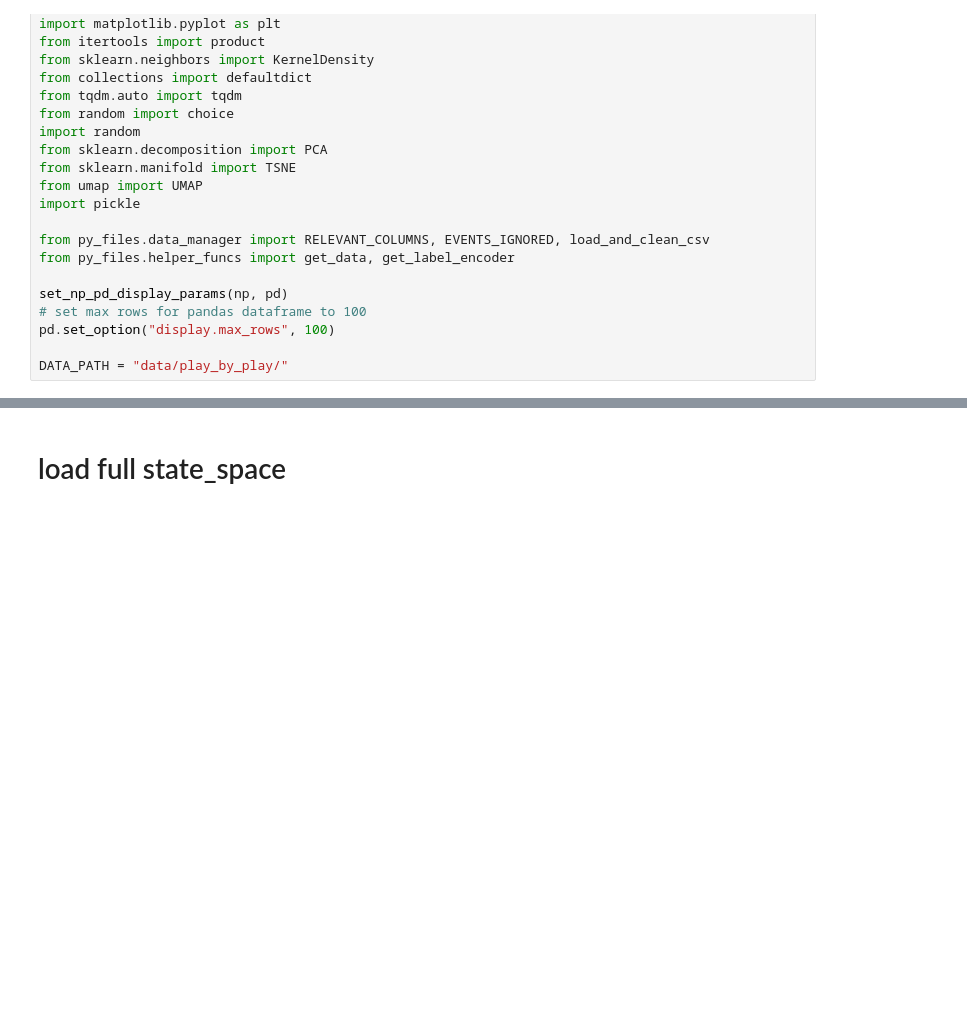
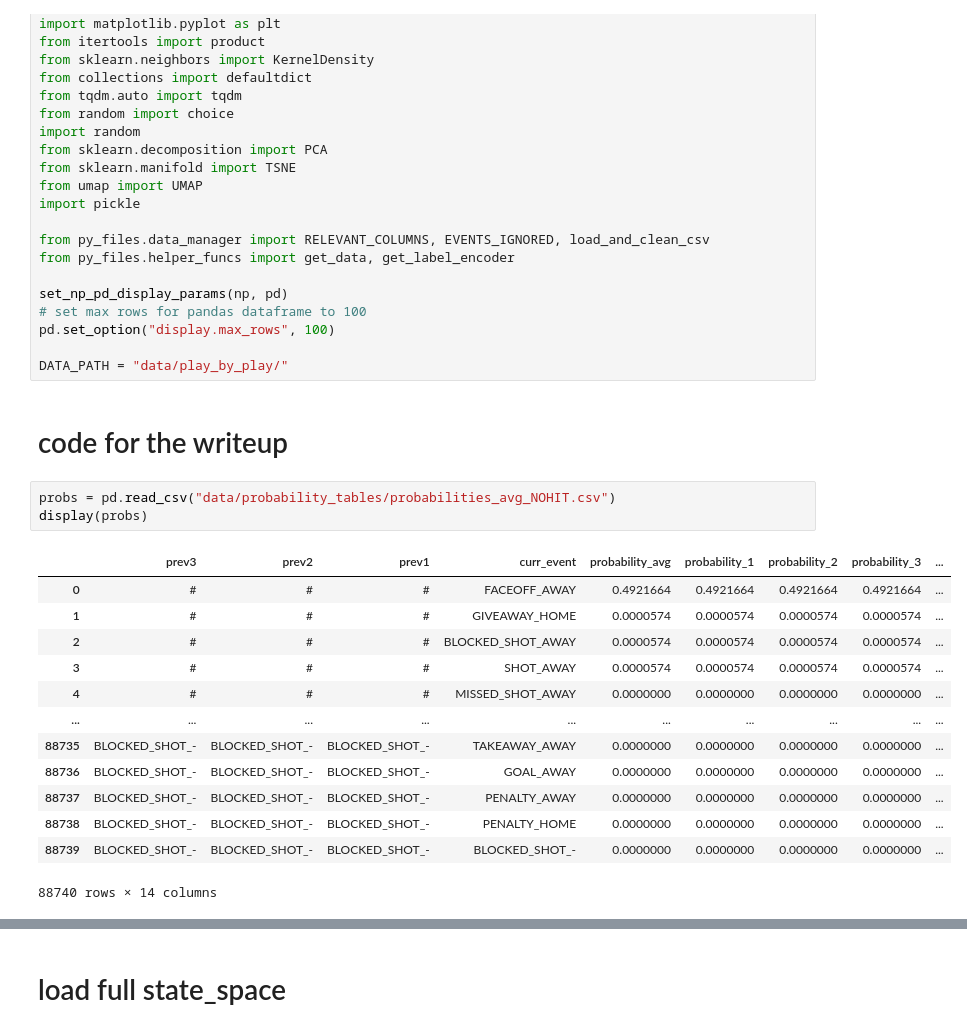
Before and after one commit to jeffxhansen/NHL_Win_Predictor, a Jupyter notebook: jeff.ipynb, the cells around one changed output, grey strips where cells are left out. Cells and saved outputs as stored; diff of their text form; blank space fills up the shorter version.

```diff
--- a/jeff.ipynb
+++ b/jeff.ipynb
@@ -24,3 +24,22 @@ set_np_pd_display_params(np, pd)
 pd.set_option("display.max_rows", 100)
 
 DATA_PATH = "data/play_by_play/"
+# %% [markdown]
+# code for the writeup
+# %%
+probs = pd.read_csv("data/probability_tables/probabilities_avg_NOHIT.csv")
+display(probs)
+# %% [output]
+|  | prev3 | prev2 | prev1 | curr_event | probability_avg | probability_1 | probability_2 | probability_3 | ... |
+| 0 | # | # | # | FACEOFF_AWAY | 0.4921664 | 0.4921664 | 0.4921664 | 0.4921664 | ... |
+| 1 | # | # | # | GIVEAWAY_HOME | 0.0000574 | 0.0000574 | 0.0000574 | 0.0000574 | ... |
+| 2 | # | # | # | BLOCKED_SHOT_AWAY | 0.0000574 | 0.0000574 | 0.0000574 | 0.0000574 | ... |
+| 3 | # | # | # | SHOT_AWAY | 0.0000574 | 0.0000574 | 0.0000574 | 0.0000574 | ... |
+| 4 | # | # | # | MISSED_SHOT_AWAY | 0.0000000 | 0.0000000 | 0.0000000 | 0.0000000 | ... |
+| ... | ... | ... | ... | ... | ... | ... | ... | ... | ... |
+| 88735 | BLOCKED_SHOT_- | BLOCKED_SHOT_- | BLOCKED_SHOT_- | TAKEAWAY_AWAY | 0.0000000 | 0.0000000 | 0.0000000 | 0.0000000 | ... |
+| 88736 | BLOCKED_SHOT_- | BLOCKED_SHOT_- | BLOCKED_SHOT_- | GOAL_AWAY | 0.0000000 | 0.0000000 | 0.0000000 | 0.0000000 | ... |
+| 88737 | BLOCKED_SHOT_- | BLOCKED_SHOT_- | BLOCKED_SHOT_- | PENALTY_AWAY | 0.0000000 | 0.0000000 | 0.0000000 | 0.0000000 | ... |
+| 88738 | BLOCKED_SHOT_- | BLOCKED_SHOT_- | BLOCKED_SHOT_- | PENALTY_HOME | 0.0000000 | 0.0000000 | 0.0000000 | 0.0000000 | ... |
+| 88739 | BLOCKED_SHOT_- | BLOCKED_SHOT_- | BLOCKED_SHOT_- | BLOCKED_SHOT_- | 0.0000000 | 0.0000000 | 0.0000000 | 0.0000000 | ... |
+88740 rows × 14 columns
```
Also changed, not shown: parts of 9 cells of this notebook, 14 other files.
